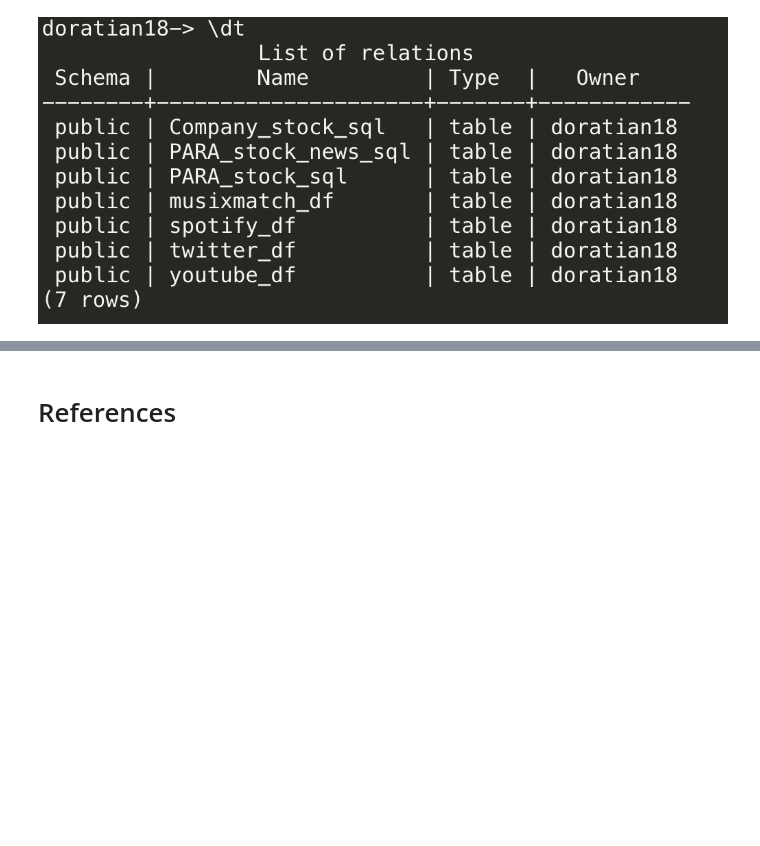
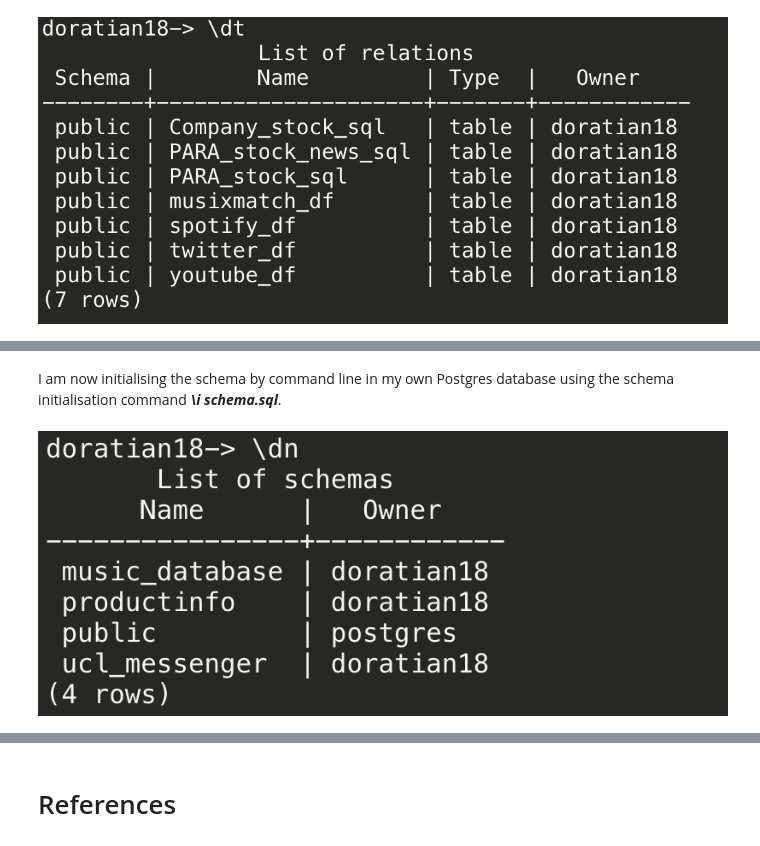
Before and after one commit to doratian99/MSIN0166-DE-Individual-Project, a Jupyter notebook: Data Collection/Notebook.ipynb, the cells around one changed output, grey strips where cells are left out. Cells and saved outputs as stored; diff of their text form; code cells hidden in the pictures; blank space fills up the shorter version.

```diff
--- a/Data Collection/Notebook.ipynb
+++ b/Data Collection/Notebook.ipynb
@@ -1194,0 +1239,6 @@ Image(filename='database_table.png')
+# %% [markdown]
+I am now initialising the schema by command line in my own Postgres database using the schema initialisation command ***\i schema.sql***.
+# %%
+Image(filename='schema_init.png')
+# %% [output]
+[figure, added]
```
Also changed, not shown: parts of 37 cells of this notebook, 3 other files.
